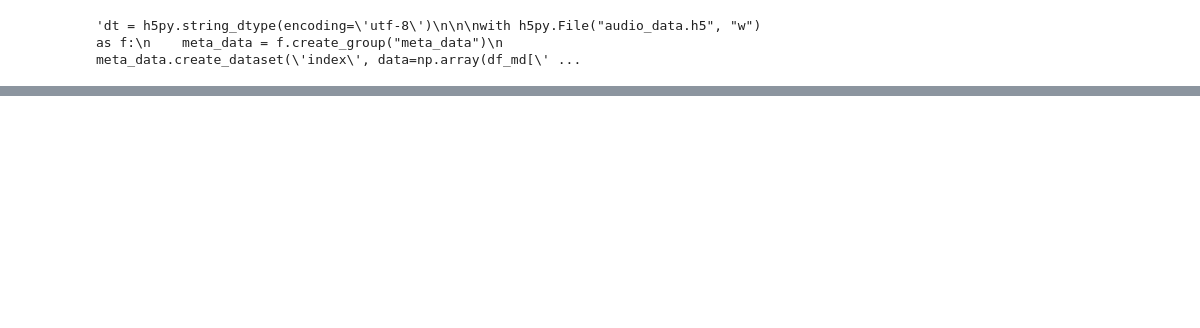
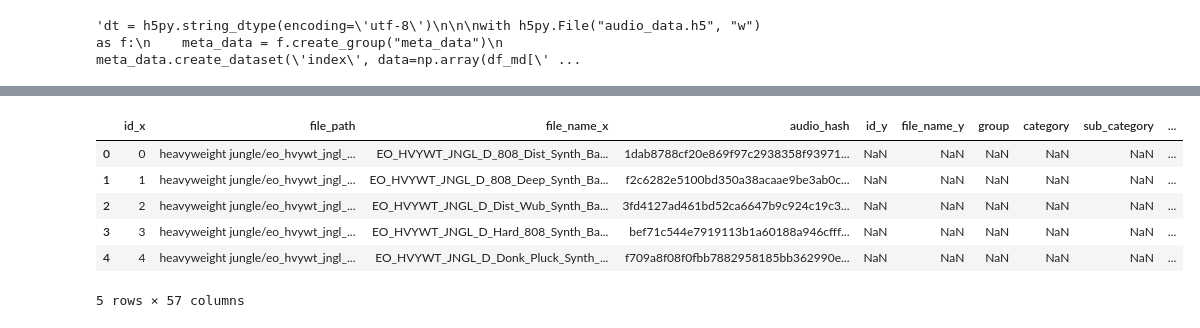
Before and after one commit to GrantCanty/sound_classifier, a Jupyter notebook: main.ipynb, the cells around one changed output, grey strips where cells are left out. Cells and saved outputs as stored; diff of their text form; code cells hidden in the pictures; blank space fills up the shorter version.

```diff
--- a/main.ipynb
+++ b/main.ipynb
@@ -155,0 +169,10 @@ df_md.to_csv("audio_metadata.csv", header=True, index=False, encoding='utf-8-sig
+# %%
+joined_df.head()
+# %% [output]
+|  | id_x | file_path | file_name_x | audio_hash | id_y | file_name_y | group | category | sub_category | ... |
+| 0 | 0 | heavyweight jungle/eo_hvywt_jngl_... | EO_HVYWT_JNGL_D_808_Dist_Synth_Ba... | 1dab8788cf20e869f97c2938358f93971... | NaN | NaN | NaN | NaN | NaN | ... |
+| 1 | 1 | heavyweight jungle/eo_hvywt_jngl_... | EO_HVYWT_JNGL_D_808_Deep_Synth_Ba... | f2c6282e5100bd350a38acaae9be3ab0c... | NaN | NaN | NaN | NaN | NaN | ... |
+| 2 | 2 | heavyweight jungle/eo_hvywt_jngl_... | EO_HVYWT_JNGL_D_Dist_Wub_Synth_Ba... | 3fd4127ad461bd52ca6647b9c924c19c3... | NaN | NaN | NaN | NaN | NaN | ... |
+| 3 | 3 | heavyweight jungle/eo_hvywt_jngl_... | EO_HVYWT_JNGL_D_Hard_808_Synth_Ba... | bef71c544e7919113b1a60188a946cfff... | NaN | NaN | NaN | NaN | NaN | ... |
+| 4 | 4 | heavyweight jungle/eo_hvywt_jngl_... | EO_HVYWT_JNGL_D_Donk_Pluck_Synth_... | f709a8f08f0fbb7882958185bb362990e... | NaN | NaN | NaN | NaN | NaN | ... |
+5 rows × 57 columns
```
Also changed, not shown: parts of 14 cells of this notebook.
